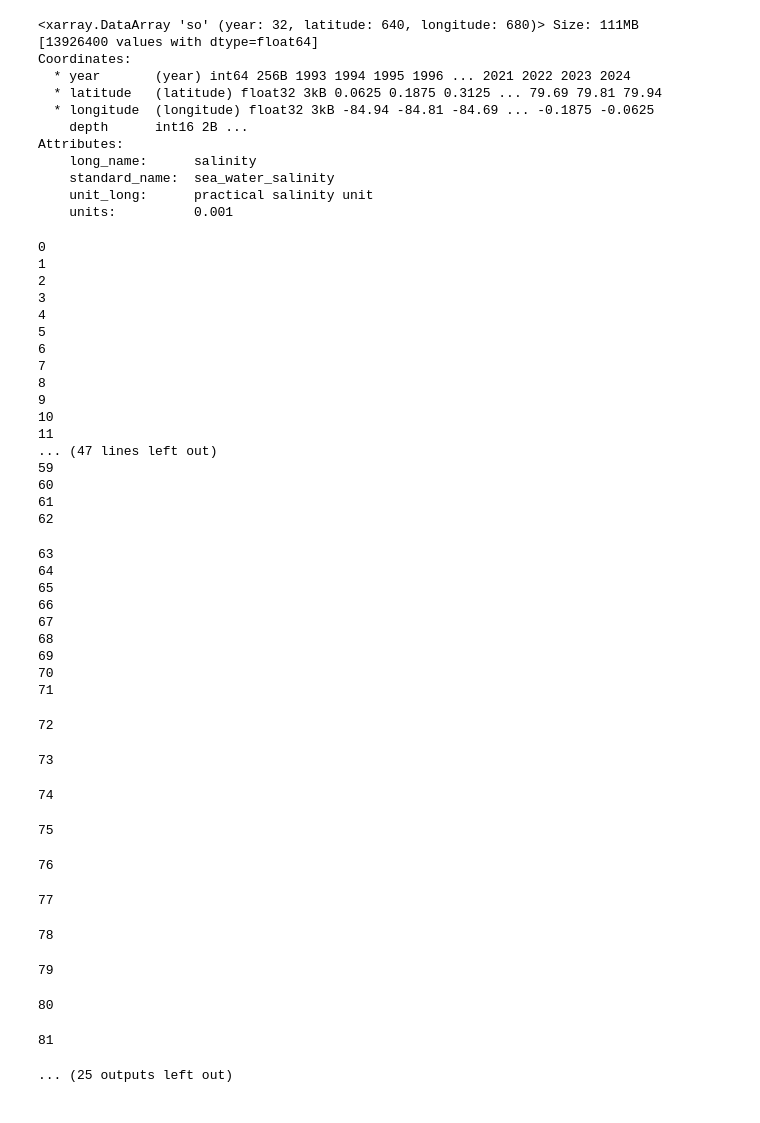
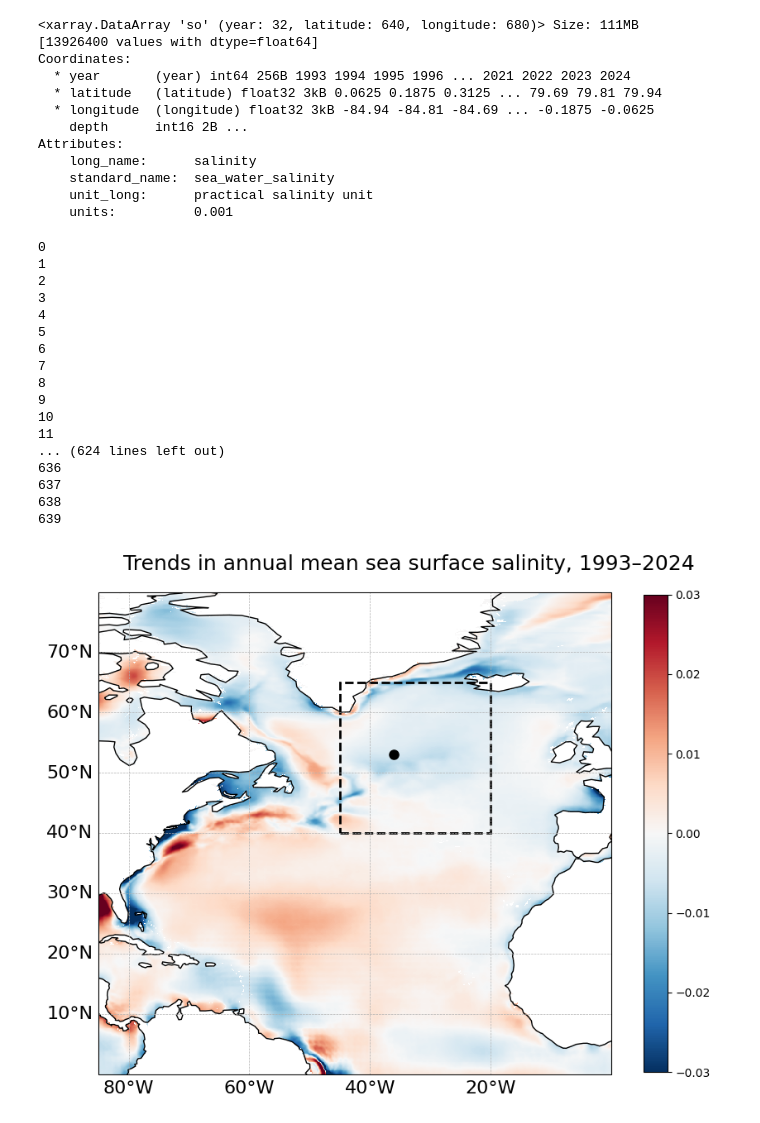
Before and after one commit to Tom-A-H/All-Code-, a Jupyter notebook: Hillary/ARMOR 3D/ARMOR - Salinity.ipynb, the cells around one changed output. Cells and saved outputs as stored; diff of their text form; code cells hidden in the pictures.

```diff
--- a/Hillary/ARMOR 3D/ARMOR - Salinity.ipynb
+++ b/Hillary/ARMOR 3D/ARMOR - Salinity.ipynb
@@ -74,10 +74,8 @@ for lat_idx in range (ny):
             continue
         Y = point.values
         X = sm.add_constant(point['year'].values)
-        model = sm.GLSAR(Y, X, 1)
-        results = model.iterative_fit(maxiter=50)
+        results = sm.OLS(Y, X).fit()
         trend_data[lat_idx, lon_idx] = results.params[1]
-        pval_data[lat_idx, lon_idx] = results.pvalues[1]
     print(lat_idx)
 # %% [output]
 0
@@ -92,31 +90,11 @@ for lat_idx in range (ny):
 9
 10
 11
-... (47 lines left out)
-59
-60
-61
-62
+... (624 lines left out)
+636
+637
+638
+639
-63
-64
-65
-66
-67
-68
-69
-70
-71
-72
-73
-74
-75
-76
-77
-78
-79
-80
-81
-... (25 outputs left out)
 # %%
 trend_da = xr.DataArray(data = trend_data, dims=["latitude", "longitude"],
         coords={ "latitude": salinity['latitude'],
@@ -133,23 +105,21 @@ pval_da.to_netcdf('ARMORsalinity_trends_ttest.nc')
 # %%
 ## Start from here in future
 
 trend_da = xr.open_dataset('ARMORsalinity_trends.nc')['trend']
-pval_da = xr.open_dataset('ARMORsalinity_trends_ttest.nc')['trend']
-
-sig_mask = pval_da < 0.05
 
 fig, ax = plt.subplots(figsize = (10,25), subplot_kw={'projection': ccrs.PlateCarree()})
-im = ax.pcolormesh(trend_da['longitude'], trend_da['latitude'], trend_da, cmap='RdBu_r', transform=ccrs.PlateCarree(), vmin = -0.02, vmax = 0.02)
+im = ax.pcolormesh(trend_da['longitude'], trend_da['latitude'], trend_da, cmap='RdBu_r', transform=ccrs.PlateCarree(), vmin = -0.03, vmax = 0.03)
 cl = ax.coastlines()
 gl = ax.gridlines(draw_labels=True, linewidth=0.5, linestyle='--')
 gl.xlabel_style = {'size': 16}
 gl.ylabel_style = {'size': 16}
 gl.top_labels = False
 gl.right_labels = False
-significance = ax.contourf(sig_mask['longitude'], sig_mask['latitude'], sig_mask, levels=[0.5, 1.0], colors='none', hatches=['xxx'], transform=ccrs.PlateCarree())
 fig.suptitle('Trends in annual mean sea surface salinity, 1993–2024',fontsize=18, y =0.63)
 box = Rectangle((-45, 40), 25, 25, linewidth=2, edgecolor='black', facecolor='none', linestyle='--', transform=ccrs.PlateCarree())
 ax.add_patch(box)
 ax.plot(-36, 53, 'ko', markersize=8, transform=ccrs.PlateCarree())
 plt.colorbar(im, ax=ax, shrink = 0.3)
 plt.savefig('ARMOR3D_Salinity_Trends.png')
+# %% [output]
+[figure, added]
```
Also changed, not shown: parts of 3 cells of this notebook, 12 other files.
